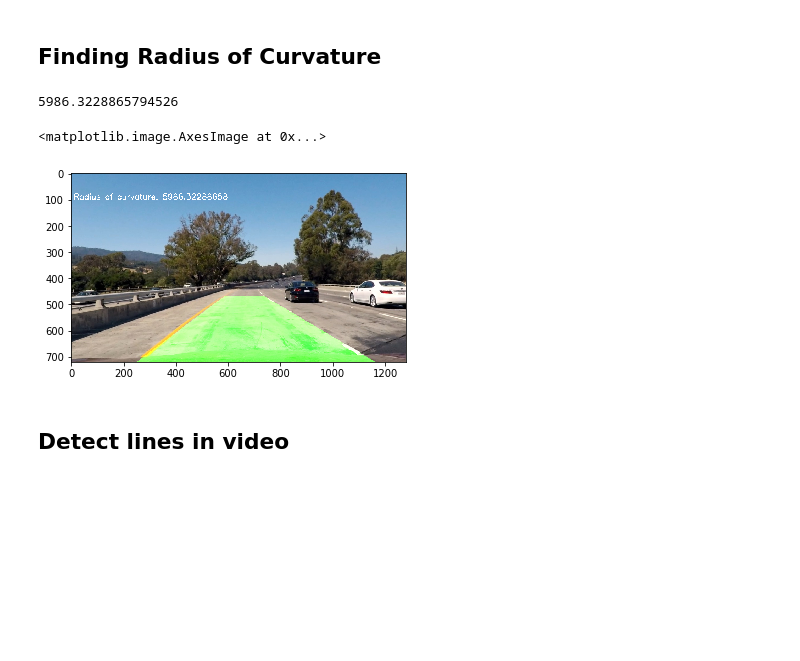
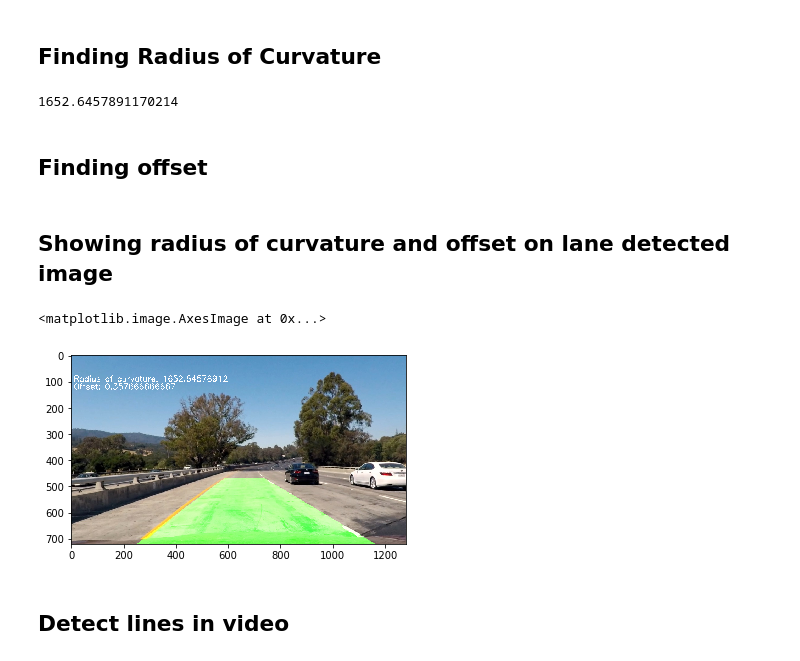
Before and after one commit to ShreyasMundhra/Advanced-Lane-Line-Detection, a Jupyter notebook: line_detection.ipynb, the cells around one changed output. Saved outputs shown, nothing was run; the diff lists cells and outputs as text; code cells hidden in the pictures; blank space fills up the shorter version.

Commit message:
show radius and offset on image/video

```diff
--- a/line_detection.ipynb
+++ b/line_detection.ipynb
@@ -414,42 +397,59 @@ plt.imshow(lane_lines)
 # %%
 lane_lines_warped = cv2.warpPerspective(lane_lines, Minv, lane_lines.shape[1::-1], flags=cv2.INTER_LINEAR)
 # %%
-temp = cv2.addWeighted(undist, 1, lane_lines_warped, 0.8, 0)
-plt.imshow(temp)
+lines_detected_img = cv2.addWeighted(undist, 1, lane_lines_warped, 0.8, 0)
+plt.imshow(lines_detected_img)
 # %% [output]
 <matplotlib.image.AxesImage at 0x...>
 [figure]
 # %% [markdown]
 ## Finding Radius of Curvature
+# %%
+x_m_per_pixel = 3.7/450
+y_m_per_pixel = 30/720.0
 # %%
 center_fitx = (left_fitx + right_fitx) // 2
 center_fit = np.polyfit(ploty, center_fitx, 2)
-A, B = center_fit[0], center_fit[1]
+A, B = center_fit[0]*x_m_per_pixel/(y_m_per_pixel**2), center_fit[1]*x_m_per_pixel/y_m_per_pixel
 
 y_eval = np.max(ploty)
 R = ((1 + (2*A*y_eval + B)**2)**(3/2)) / (abs(2*A))
 R
 # %% [output]
-5986.3228865794526
+1652.6457891170214
+# %% [markdown]
+## Finding offset
+# %%
+max_y_index = np.argmax(ploty)
+offset = abs(x_m_per_pixel*(img.shape[1] - (left_fitx[max_y_index] + right_fitx[max_y_index]))/2.0)
+# %% [markdown]
+## Showing radius of curvature and offset on lane detected image
 # %%
 font                   = cv2.FONT_HERSHEY_SIMPLEX
-bottomLeftCornerOfText = (10,100)
+bottomLeftCornerOfTextUpper = (10,100)
+bottomLeftCornerOfTextLower = (10,130)
 fontScale              = 1
 fontColor              = (255,255,255)
 lineType               = 2
 
-temp_annot = temp.copy()
+lines_detected_img_annot = lines_detected_img.copy()
 
-cv2.putText(temp_annot,'Radius of curvature: ' + str(R),
-    bottomLeftCornerOfText,
+cv2.putText(lines_detected_img_annot,'Radius of curvature: ' + str(R),
+    bottomLeftCornerOfTextUpper,
     font,
     fontScale,
     fontColor,
     lineType)
-plt.imshow(temp_annot)
+cv2.putText(lines_detected_img_annot,'Offset: ' + str(offset),
+    bottomLeftCornerOfTextLower,
+    font,
+    fontScale,
+    fontColor,
+    lineType)
+plt.imshow(lines_detected_img_annot)
 # %% [output]
 <matplotlib.image.AxesImage at 0x...>
-[figure, old version]
+[figure, new version]
 # %% [markdown]
 ## Detect lines in video
 # %%
```
Also changed, not shown: parts of 6 cells of this notebook, 4 other files.
